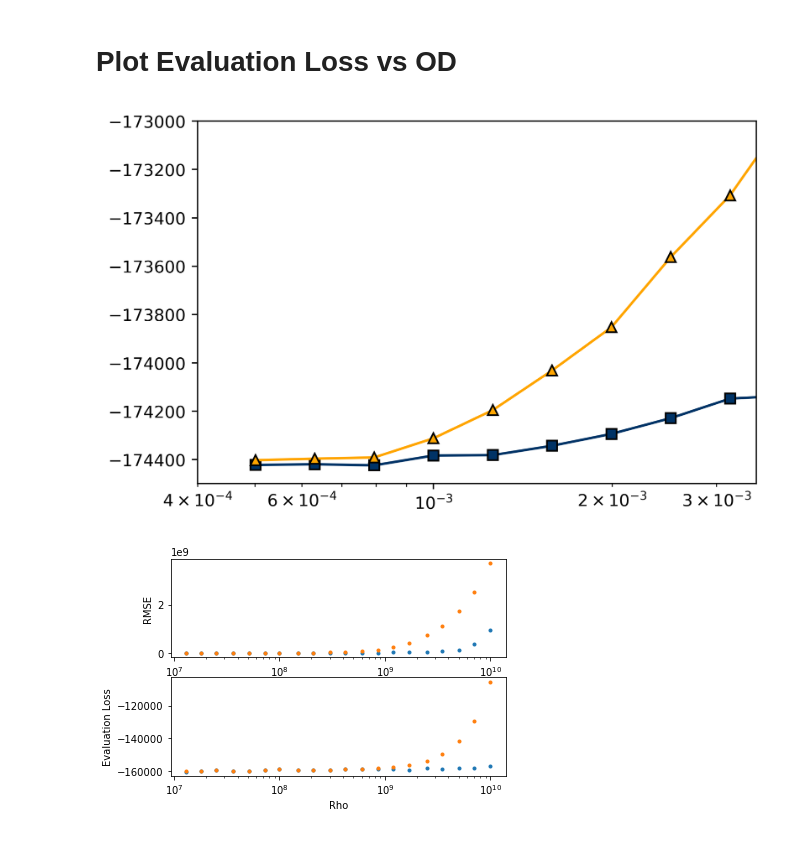
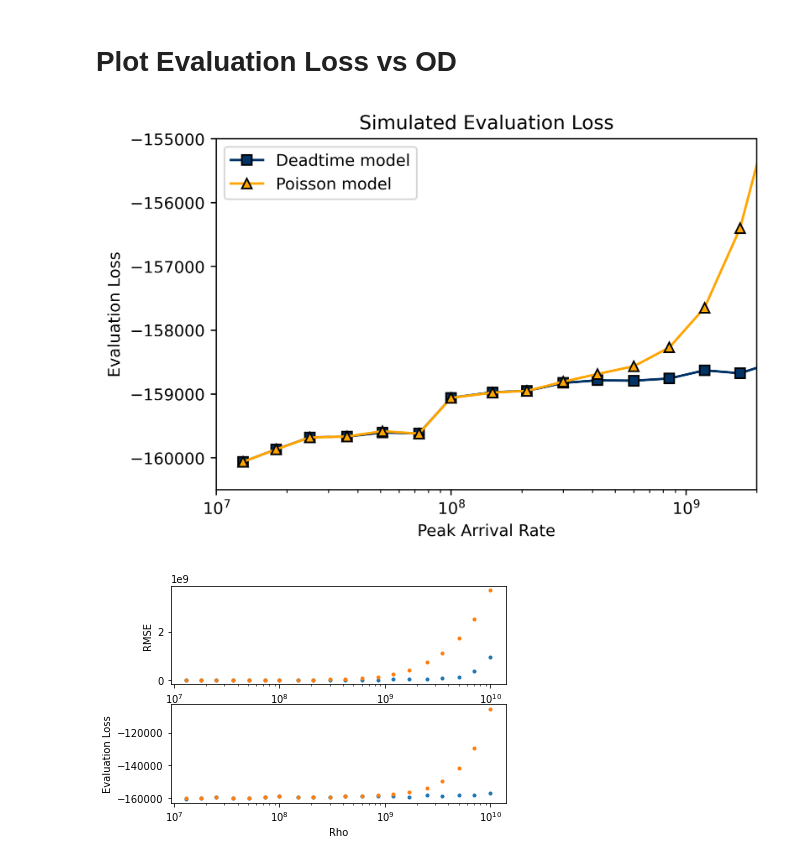
Before and after one commit to gkirchhoff32/ARSENL_backscatter_experiments, a Jupyter notebook: scripts/plot_eval_loss.ipynb, the cells around one changed output. Cells and saved outputs as stored; diff of their text form; code cells hidden in the pictures.

Commit message:
updated some plots for paper

```diff
--- a/scripts/plot_eval_loss.ipynb
+++ b/scripts/plot_eval_loss.ipynb
@@ -11,17 +11,17 @@ import matplotlib as mpl
 
 mpl.rcParams.update({"figure.facecolor": "white"})
 # %%
-use_sim_data = False
+use_sim_data = True
 use_rmse = False
 # %%
 home = str(Path.home())
 load_dir = home + r'\OneDrive - UCB-O365\ARSENL\Experiments\SPCM\evaluation_loss'
-df_dtime = pd.read_csv(load_dir + r'/eval_loss_dtimeTrue_OD1.7E+00-3.4E+00_order7-19_shots1.00E+05_use_final_True.csv')
-df_pois = pd.read_csv(load_dir + r'/eval_loss_dtimeFalse_OD1.7E+00-3.4E+00_order7-19_shots1.00E+05_use_final_True.csv')
+df_dtime = pd.read_csv(load_dir + r'/eval_loss_dtimeTrue_Rho1.0E+06-1.0E+10_order7-19_shots1.00E+06_use_final_True.csv')
+df_pois = pd.read_csv(load_dir + r'/eval_loss_dtimeFalse_Rho1.0E+06-1.0E+10_order7-19_shots1.00E+06_use_final_True.csv')
 
 if use_sim_data:
-    df_dtime_fit = pd.read_csv(load_dir + r'/eval_loss_dtimeTrue_Rho1.0E+06-1.0E+10_order5-21_shots1.00E+06_best_fit.csv')
-    df_pois_fit = pd.read_csv(load_dir + r'/eval_loss_dtimeFalse_Rho1.0E+06-1.0E+10_order5-21_shots1.00E+06_best_fit.csv')
+    df_dtime_fit = pd.read_csv(load_dir + r'/eval_loss_dtimeTrue_Rho1.0E+06-1.0E+10_order7-19_shots1.00E+06_use_final_True_best_fit.csv')
+    df_pois_fit = pd.read_csv(load_dir + r'/eval_loss_dtimeFalse_Rho1.0E+06-1.0E+10_order7-19_shots1.00E+06_use_final_True_best_fit.csv')
     t = df_dtime_fit['time vector'].to_numpy()
 
     if use_rmse:
@@ -92,46 +92,45 @@ if use_sim_data:
 fig = plt.figure(dpi=400)
 ax = fig.add_subplot(111)
 if use_sim_data:
     if use_rmse:
         ax.plot(rho_dtime.to_numpy(), RMSE_dtime_lst, 's-', color='#003366', markeredgecolor='black', label='Deadtime model')
         ax.plot(rho_pois.to_numpy(), RMSE_pois_lst, '^-', color='orange', markeredgecolor='black', label='Poisson model')
-        ax.set_ylabel('RMSE')
+#         ax.set_ylabel('RMSE')
 #         ax.set_yscale('log')
-        ax.set_title('Simulated RMSE')
-        plt.legend()
+#         ax.set_title('Simulated RMSE')
+#         plt.legend()
     else:
         ax.plot(rho_dtime, eval_loss_dtime, 's-', color='#003366', markeredgecolor='black', label='Deadtime model')
         ax.plot(rho_pois, eval_loss_pois, '^-', color='orange', markeredgecolor='black', label='Poisson model')
-#         ax.plot(rho_pois, eval_loss_pois - eval_loss_dtime, '.')
         ax.set_ylabel('Evaluation Loss')
         ax.set_title('Simulated Evaluation Loss')
         plt.legend()
     ax.set_xlabel('Peak Arrival Rate')
 else:
     transmit_factor = 10**(-OD)
     atten_factor = 1-transmit_factor
 
     skip_num = 0
     ax.plot(transmit_factor[skip_num:], eval_loss_dtime[skip_num:], 's-', color='#003366', markeredgecolor='black', label='Deadtime model')
     ax.plot(transmit_factor[skip_num:], eval_loss_pois[skip_num:], '^-', color='orange', markeredgecolor='black', label='Poisson model')
-#     ax.set_xlabel('Optical Transmission')
-#     ax.set_ylabel('Evaluation Loss')
-#     ax.set_title('Measurement Evaluation Loss')
-#     plt.legend()
+    ax.set_xlabel('Optical Transmission')
+    ax.set_ylabel('Evaluation Loss')
+    ax.set_title('Measurement Evaluation Loss')
+    plt.legend()
 
 plt.xscale('log')
-plt.xlim([4e-4, 3.5e-3])
-plt.ylim([-174500, -173000])
-# plt.xlim([10**7, 10**9])
-# plt.ylim([-160000, -159000])
+# plt.xlim([4e-4, 3.5e-3])
+# plt.ylim([-174500, -173000])
+plt.xlim([10**7, 2e9])
+plt.ylim([-160500,-155000])
 
 
 save_dir = home + r'/Downloads'
 save_plt_file = r'/eval_loss_comparison.png'
 fig.savefig(save_dir + save_plt_file)
 plt.show()
 # %% [output]
-[figure, old version]
+[figure, new version]
 # %%
 plt.plot(RMSE_dtime_lst, eval_loss_dtime, '.', label='deadtime')
 # plt.plot(RMSE_pois_lst, eval_loss_pois, '.', label='poisson')
```
Also changed, not shown: 1 other file.
